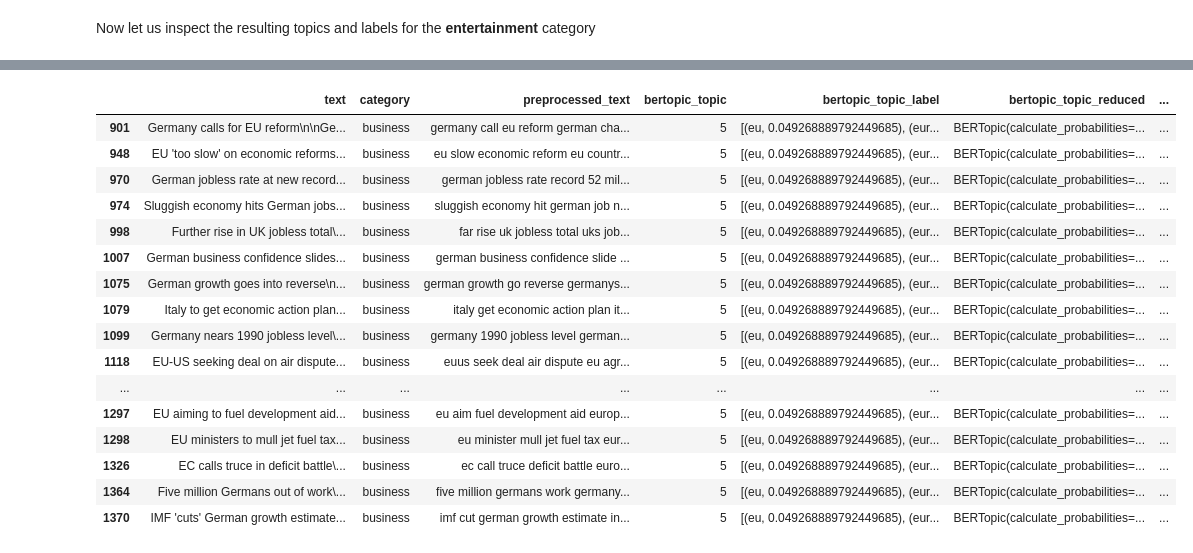
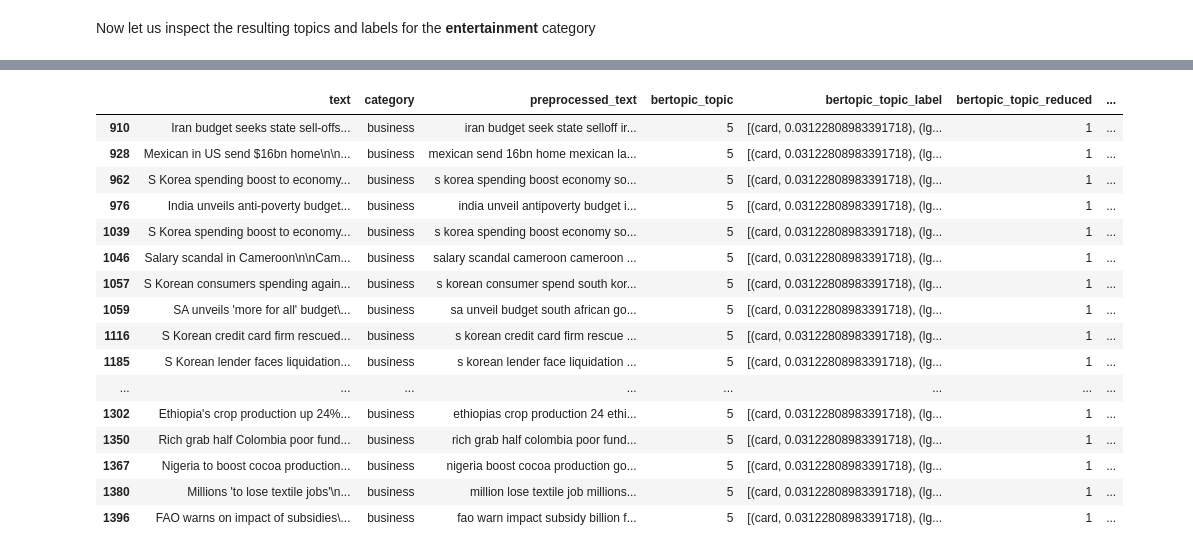
Before and after one commit to joytile/BBC-News-Topic-Modelling, a Jupyter notebook: BBC_NLP_Task.ipynb, the cells around one changed output, grey strips where cells are left out. Cells and saved outputs as stored; diff of their text form; code cells hidden in the pictures.

```diff
--- a/BBC_NLP_Task.ipynb
+++ b/BBC_NLP_Task.ipynb
@@ -320,23 +341,23 @@ ent_df.head()
 # %%
-business_df[business_df['bertopic_topic'] == 5]
+ent_df[ent_df['bertopic_topic'] == 5]
 # %% [output]
 |  | text | category | preprocessed_text | bertopic_topic | bertopic_topic_label | bertopic_topic_reduced | ... |
-| 901 | Germany calls for EU reform\n\nGe... | business | germany call eu reform german cha... | 5 | [(eu, 0.049268889792449685), (eur... | BERTopic(calculate_probabilities=... | ... |
-| 948 | EU 'too slow' on economic reforms... | business | eu slow economic reform eu countr... | 5 | [(eu, 0.049268889792449685), (eur... | BERTopic(calculate_probabilities=... | ... |
-| 970 | German jobless rate at new record... | business | german jobless rate record 52 mil... | 5 | [(eu, 0.049268889792449685), (eur... | BERTopic(calculate_probabilities=... | ... |
-| 974 | Sluggish economy hits German jobs... | business | sluggish economy hit german job n... | 5 | [(eu, 0.049268889792449685), (eur... | BERTopic(calculate_probabilities=... | ... |
-| 998 | Further rise in UK jobless total\... | business | far rise uk jobless total uks job... | 5 | [(eu, 0.049268889792449685), (eur... | BERTopic(calculate_probabilities=... | ... |
-| 1007 | German business confidence slides... | business | german business confidence slide ... | 5 | [(eu, 0.049268889792449685), (eur... | BERTopic(calculate_probabilities=... | ... |
-| 1075 | German growth goes into reverse\n... | business | german growth go reverse germanys... | 5 | [(eu, 0.049268889792449685), (eur... | BERTopic(calculate_probabilities=... | ... |
-| 1079 | Italy to get economic action plan... | business | italy get economic action plan it... | 5 | [(eu, 0.049268889792449685), (eur... | BERTopic(calculate_probabilities=... | ... |
-| 1099 | Germany nears 1990 jobless level\... | business | germany 1990 jobless level german... | 5 | [(eu, 0.049268889792449685), (eur... | BERTopic(calculate_probabilities=... | ... |
-| 1118 | EU-US seeking deal on air dispute... | business | euus seek deal air dispute eu agr... | 5 | [(eu, 0.049268889792449685), (eur... | BERTopic(calculate_probabilities=... | ... |
+| 910 | Iran budget seeks state sell-offs... | business | iran budget seek state selloff ir... | 5 | [(card, 0.03122808983391718), (lg... | 1 | ... |
+| 928 | Mexican in US send $16bn home\n\n... | business | mexican send 16bn home mexican la... | 5 | [(card, 0.03122808983391718), (lg... | 1 | ... |
+| 962 | S Korea spending boost to economy... | business | s korea spending boost economy so... | 5 | [(card, 0.03122808983391718), (lg... | 1 | ... |
+| 976 | India unveils anti-poverty budget... | business | india unveil antipoverty budget i... | 5 | [(card, 0.03122808983391718), (lg... | 1 | ... |
+| 1039 | S Korea spending boost to economy... | business | s korea spending boost economy so... | 5 | [(card, 0.03122808983391718), (lg... | 1 | ... |
+| 1046 | Salary scandal in Cameroon\n\nCam... | business | salary scandal cameroon cameroon ... | 5 | [(card, 0.03122808983391718), (lg... | 1 | ... |
+| 1057 | S Korean consumers spending again... | business | s korean consumer spend south kor... | 5 | [(card, 0.03122808983391718), (lg... | 1 | ... |
+| 1059 | SA unveils 'more for all' budget\... | business | sa unveil budget south african go... | 5 | [(card, 0.03122808983391718), (lg... | 1 | ... |
+| 1116 | S Korean credit card firm rescued... | business | s korean credit card firm rescue ... | 5 | [(card, 0.03122808983391718), (lg... | 1 | ... |
+| 1185 | S Korean lender faces liquidation... | business | s korean lender face liquidation ... | 5 | [(card, 0.03122808983391718), (lg... | 1 | ... |
 | ... | ... | ... | ... | ... | ... | ... | ... |
-| 1297 | EU aiming to fuel development aid... | business | eu aim fuel development aid europ... | 5 | [(eu, 0.049268889792449685), (eur... | BERTopic(calculate_probabilities=... | ... |
-| 1298 | EU ministers to mull jet fuel tax... | business | eu minister mull jet fuel tax eur... | 5 | [(eu, 0.049268889792449685), (eur... | BERTopic(calculate_probabilities=... | ... |
-| 1326 | EC calls truce in deficit battle\... | business | ec call truce deficit battle euro... | 5 | [(eu, 0.049268889792449685), (eur... | BERTopic(calculate_probabilities=... | ... |
-| 1364 | Five million Germans out of work\... | business | five million germans work germany... | 5 | [(eu, 0.049268889792449685), (eur... | BERTopic(calculate_probabilities=... | ... |
-| 1370 | IMF 'cuts' German growth estimate... | business | imf cut german growth estimate in... | 5 | [(eu, 0.049268889792449685), (eur... | BERTopic(calculate_probabilities=... | ... |
+| 1302 | Ethiopia's crop production up 24%... | business | ethiopias crop production 24 ethi... | 5 | [(card, 0.03122808983391718), (lg... | 1 | ... |
+| 1350 | Rich grab half Colombia poor fund... | business | rich grab half colombia poor fund... | 5 | [(card, 0.03122808983391718), (lg... | 1 | ... |
+| 1367 | Nigeria to boost cocoa production... | business | nigeria boost cocoa production go... | 5 | [(card, 0.03122808983391718), (lg... | 1 | ... |
+| 1380 | Millions 'to lose textile jobs'\n... | business | million lose textile job millions... | 5 | [(card, 0.03122808983391718), (lg... | 1 | ... |
+| 1396 | FAO warns on impact of subsidies\... | business | fao warn impact subsidy billion f... | 5 | [(card, 0.03122808983391718), (lg... | 1 | ... |
 # %%
 entertainment_topic_info = business_results['topic_info']
 entertainment_topic_info
```
Also changed, not shown: parts of 17 cells of this notebook.
